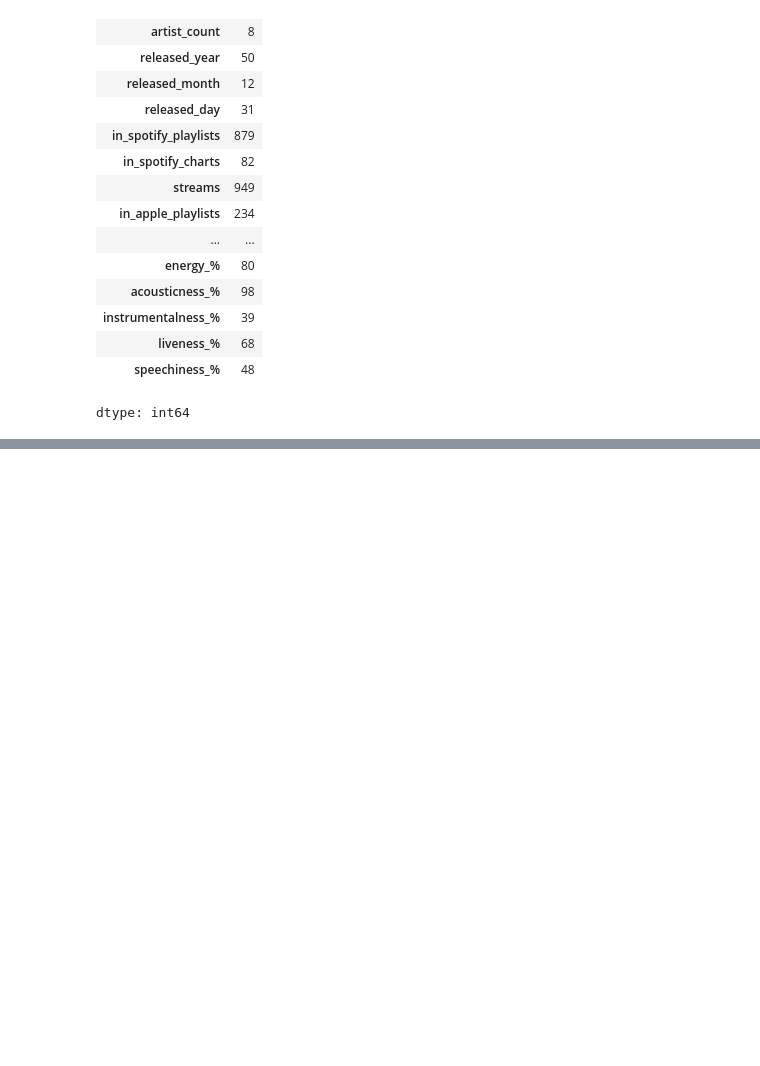
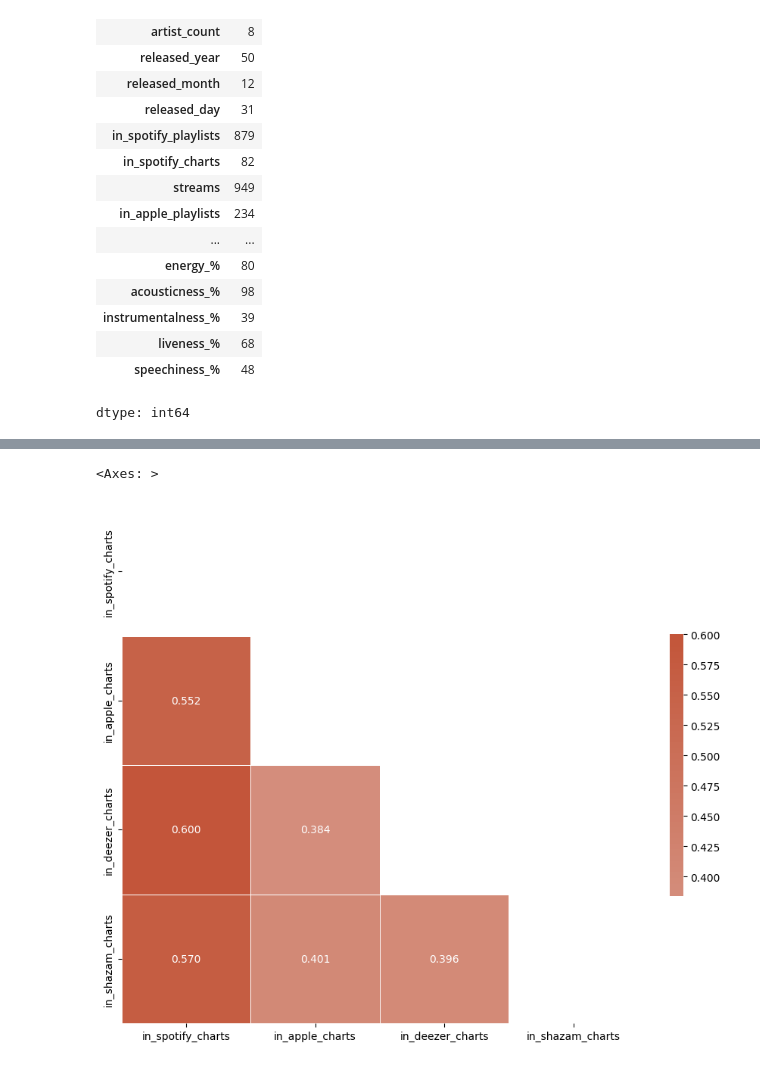
Before and after one commit to JoshuaHildebrand/CMSC320_Project, a Jupyter notebook: Project.ipynb, the cells around one changed output, grey strips where cells are left out. Cells and saved outputs as stored; diff of their text form; code cells hidden in the pictures; blank space fills up the shorter version.

```diff
--- a/Project.ipynb
+++ b/Project.ipynb
@@ -42,0 +49,11 @@ dtype: int64
+# %%
+charts_df = df
+charts_df['in_shazam_charts'] = charts_df['in_shazam_charts'].astype(str)
+charts_df['in_shazam_charts'] = charts_df['in_shazam_charts'].str.replace(',','',regex = False)
+charts_df['in_shazam_charts'] = charts_df['in_shazam_charts'].astype(int)
+
+charts_df = charts_df[['in_spotify_charts', 'in_apple_charts', 'in_deezer_charts', 'in_shazam_charts']]
+
+df_corr = charts_df.corr().style.background_gradient(cmap='RdBu')
+
+display(df_corr)
@@ -42,0 +66,20 @@ dtype: int64
+# %%
+import matplotlib.pyplot as plt
+import seaborn as sns
+import numpy as np
+
+# Generate a mask for the upper triangle
+mask = np.triu(np.ones_like(df_corr.data, dtype=bool))
+
+# Set up the matplotlib figure
+f, ax = plt.subplots(figsize=(11, 9))
+
+# Generate a custom diverging colormap
+cmap = sns.diverging_palette(230, 20, as_cmap=True)
+
+# Draw the heatmap with the mask and correct aspect ratio
+sns.heatmap(df_corr.data, mask=mask, cmap=cmap, center=0,
+            square=True, linewidths=.5, cbar_kws={"shrink": .5}, fmt = '.3f', annot = True)
+# %% [output]
+<Axes: >
+[figure, added]
```
Also changed, not shown: parts of 4 cells of this notebook.
